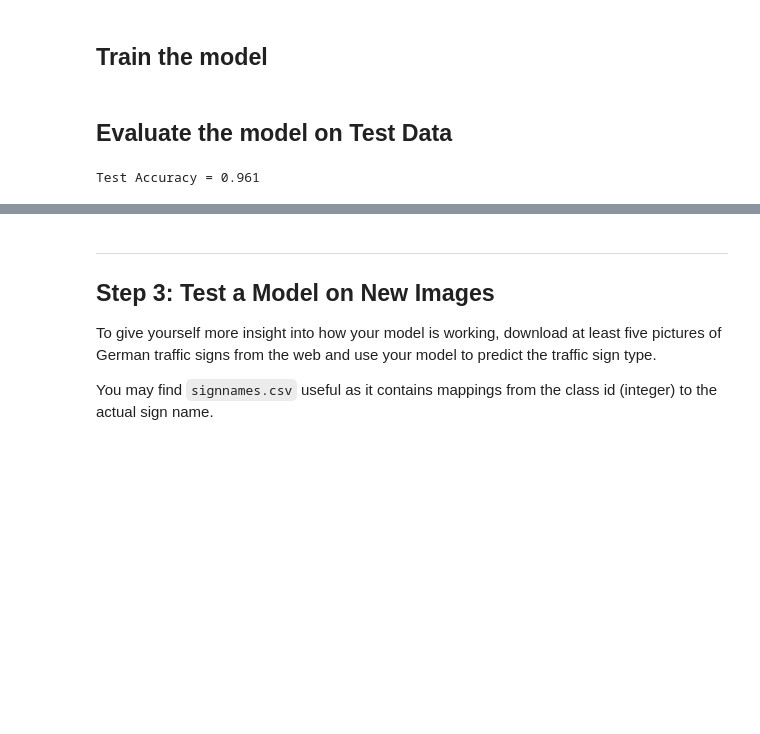
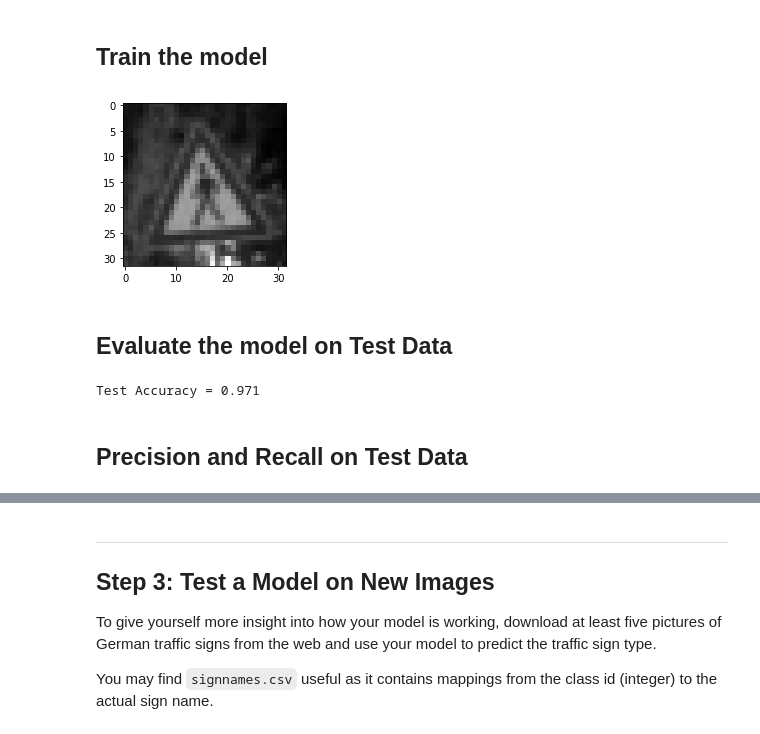
Before and after one commit to mintergit/trafficsigns, a Jupyter notebook: Traffic_Sign_Classifier.ipynb, the cells around one changed output, grey strips where cells are left out. Cells and saved outputs as stored; diff of their text form; code cells hidden in the pictures; blank space fills up the shorter version.

```diff
--- a/Traffic_Sign_Classifier.ipynb
+++ b/Traffic_Sign_Classifier.ipynb
@@ -434,24 +437,29 @@ with tf.Session() as sess:
     saver.save(sess, './lenet1')
     print("Model saved")
 # %%
-for t in range(100,len(y_train)):
-    if y_train[t] == 24 :
-        print (t)
-        break
+# Function to show an image associated to a defined label
+def show_image(images,labels, sign):
+    for t in range(100,len(labels)):
+        if y_train[t] == sign :
+            #print (t)
+            break
 
+    plt.figure(figsize=(3,3))
+    plt.imshow(images[t].squeeze(), cmap="gray")
 
-plt.figure(figsize=(10,10))
-plt.imshow(X_train[t].squeeze(), cmap="gray")
-
-print(y_train.shape)
-print(y_train[[t]])
+show_image(X_train,y_train, 27)
+# %% [output]
+[figure, added]
 # %% [markdown]
 ## Evaluate the model on Test Data
 # %%
 with tf.Session() as sess:
-    saver.restore(sess, tf.train.latest_checkpoint('.'))
+    #saver.restore(sess, tf.train.latest_checkpoint('.'))
+    saver.restore(sess, tf.train.latest_checkpoint('./'))
 
     test_accuracy = evaluate(X_test, y_test)
     print("Test Accuracy = {:.3f}".format(test_accuracy))
 # %% [output]
-Test Accuracy = 0.961
+Test Accuracy = 0.971
+# %% [markdown]
+## Precision and Recall on Test Data
```
Also changed, not shown: parts of 8 cells of this notebook.
